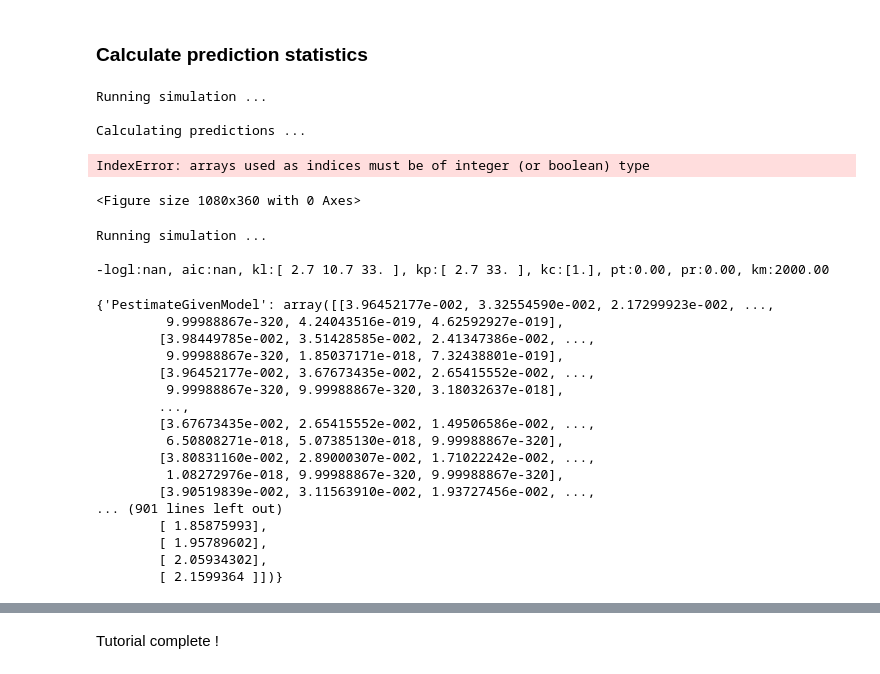
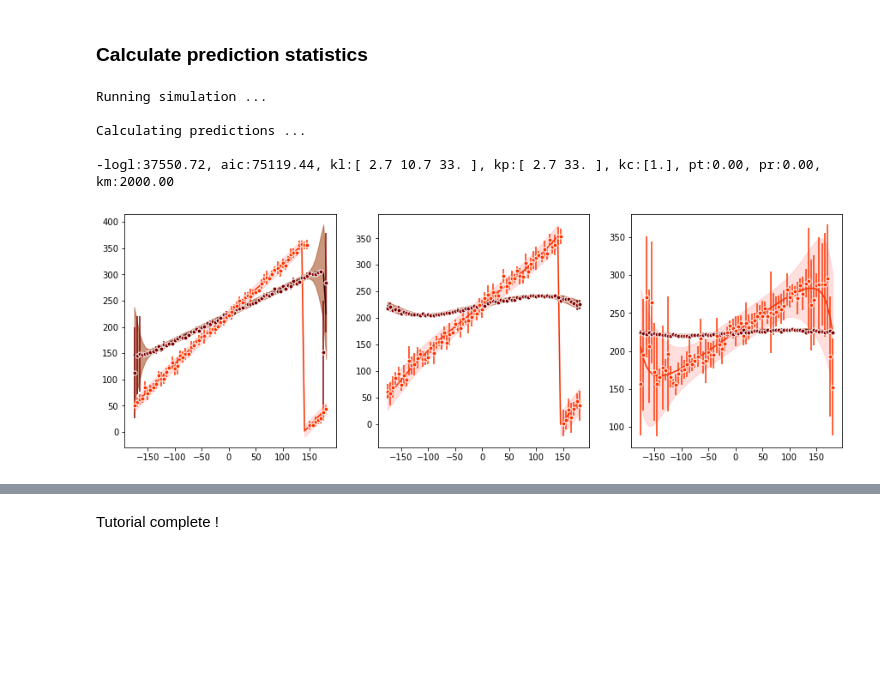
Before and after one commit to inference-org/bsfit, a Jupyter notebook: tutorials/standard_bayes/simulate_stochastic_choices.ipynb, the cells around one changed output, grey strips where cells are left out. Saved outputs shown, nothing was run; the diff lists cells and outputs as text; code cells hidden in the pictures; blank space fills up the shorter version.

```diff
--- a/tutorials/standard_bayes/simulate_stochastic_choices.ipynb
+++ b/tutorials/standard_bayes/simulate_stochastic_choices.ipynb
@@ -112,61 +113,20 @@ output["dataset"]
 # %% [markdown]
 ### Calculate prediction statistics
 # %%
-# [TODO]: fix
 # simulate predictions
 from matplotlib import pyplot as plt
 plt.figure(figsize=(15,5))
 
 model = model.simulate(
     dataset=output["dataset"],
     sim_p=SIM_P,
-    granularity="",
+    granularity="mean",
     centering=CENTERING,
 )
 # %% [output]
 Running simulation ...
 
 Calculating predictions ...
+
+-logl:37550.72, aic:75119.44, kl:[ 2.7 10.7 33. ], kp:[ 2.7 33. ], kc:[1.], pt:0.00, pr:0.00, km:2000.00
-IndexError: arrays used as indices must be of integer (or boolean) type
-<Figure size 1080x360 with 0 Axes>
+[figure, added]
-# %%
-GRANULARITY = "mean"
-
-# instantiate the model
-model = StandardBayes(
-    prior_shape=PRIOR_SHAPE,
-    prior_mode=PRIOR_MODE,
-    readout=READOUT
-    )
-
-# simulate trial predictions
-output = model.simulate(
-    dataset=conditions,
-    sim_p=SIM_P,
-    granularity=GRANULARITY,
-    centering=CENTERING,
-)
-# %% [output]
-Running simulation ...
-
--logl:nan, aic:nan, kl:[ 2.7 10.7 33. ], kp:[ 2.7 33. ], kc:[1.], pt:0.00, pr:0.00, km:2000.00
-# %%
-output
-# %% [output]
-{'PestimateGivenModel': array([[3.96452177e-002, 3.32554590e-002, 2.17299923e-002, ...,
-         9.99988867e-320, 4.24043516e-019, 4.62592927e-019],
-        [3.98449785e-002, 3.51428585e-002, 2.41347386e-002, ...,
-         9.99988867e-320, 1.85037171e-018, 7.32438801e-019],
-        [3.96452177e-002, 3.67673435e-002, 2.65415552e-002, ...,
-         9.99988867e-320, 9.99988867e-320, 3.18032637e-018],
-        ...,
-        [3.67673435e-002, 2.65415552e-002, 1.49506586e-002, ...,
-         6.50808271e-018, 5.07385130e-018, 9.99988867e-320],
-        [3.80831160e-002, 2.89000307e-002, 1.71022242e-002, ...,
-         1.08272976e-018, 9.99988867e-320, 9.99988867e-320],
-        [3.90519839e-002, 3.11563910e-002, 1.93727456e-002, ...,
-... (901 lines left out)
-        [ 1.85875993],
-        [ 1.95789602],
-        [ 2.05934302],
-        [ 2.1599364 ]])}
```
Also changed, not shown: parts of 8 cells of this notebook.
